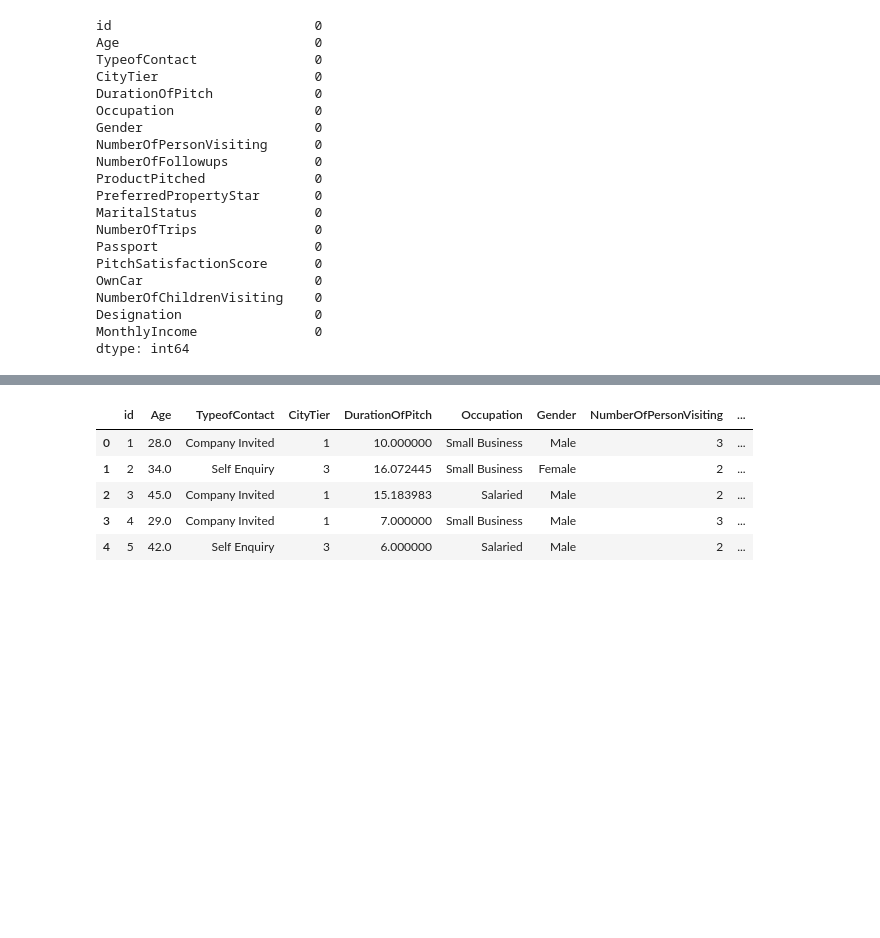
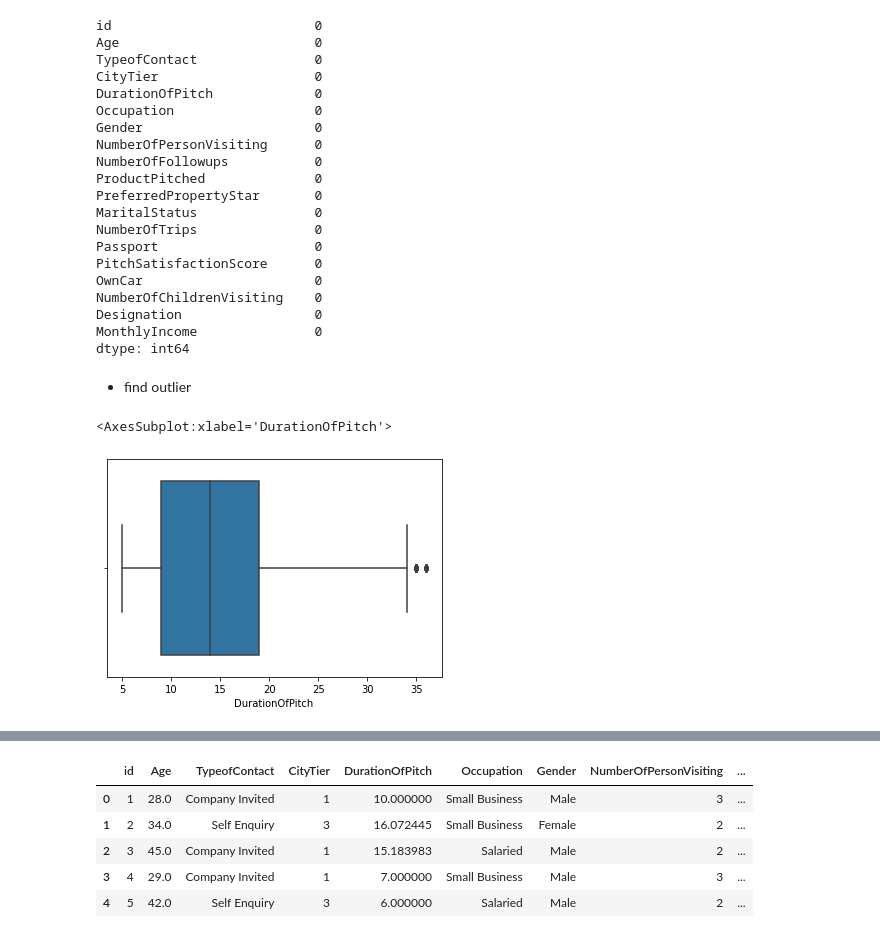
Before and after one commit to psrpsj/travel_package, a Jupyter notebook: travel.ipynb, the cells around one changed output, grey strips where cells are left out. Drawn from its saved outputs; the diff is of its cells as text; code cells hidden in the pictures; blank space fills up the shorter version.

Commit message:
add outlier modification

```diff
--- a/travel.ipynb
+++ b/travel.ipynb
@@ -286,3 +286,5 @@ NumberOfChildrenVisiting    0
 Designation                 0
 MonthlyIncome               0
 dtype: int64
+# %% [markdown]
+* find outlier
@@ -288,0 +298,5 @@ dtype: int64
+# %%
+sb.boxplot(train["DurationOfPitch"])
+# %% [output]
+<AxesSubplot:xlabel='DurationOfPitch'>
+[figure, added]
```
Also changed, not shown: parts of 14 cells of this notebook.
